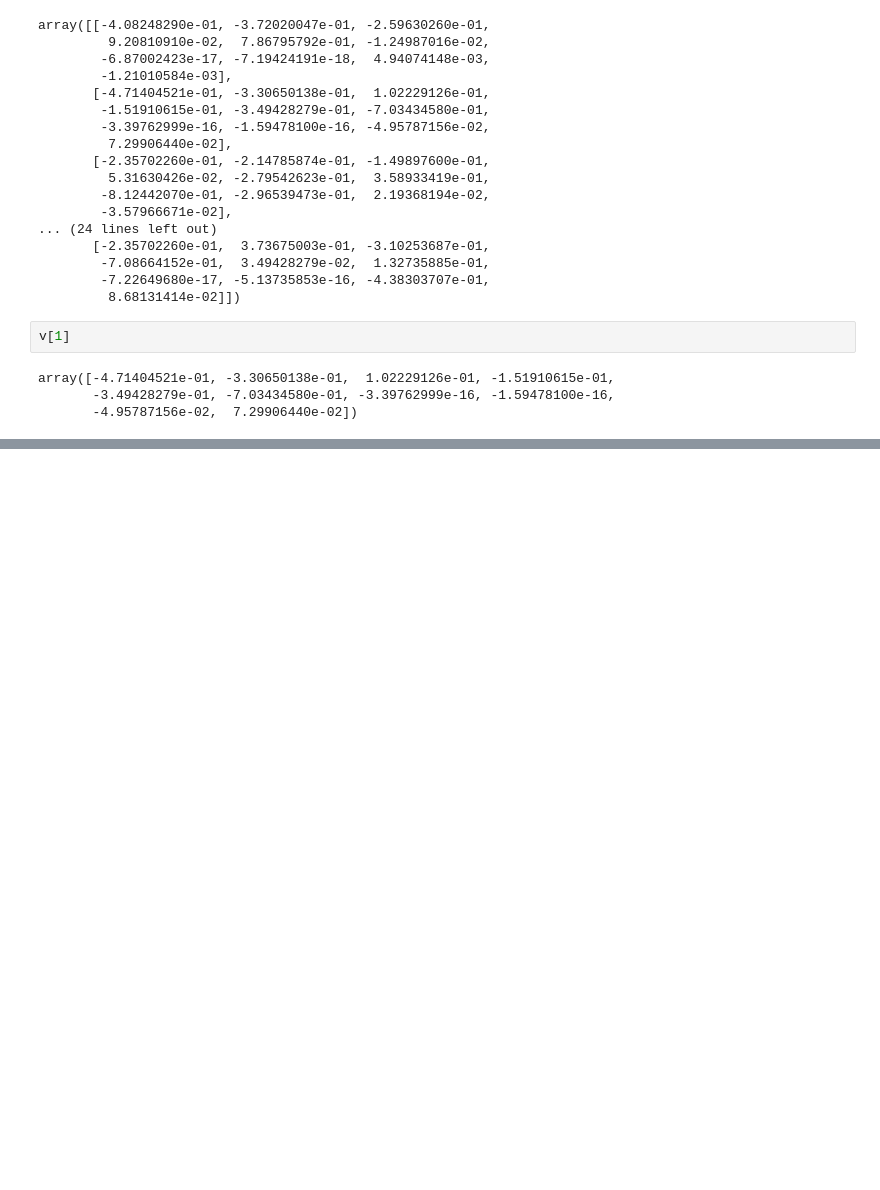
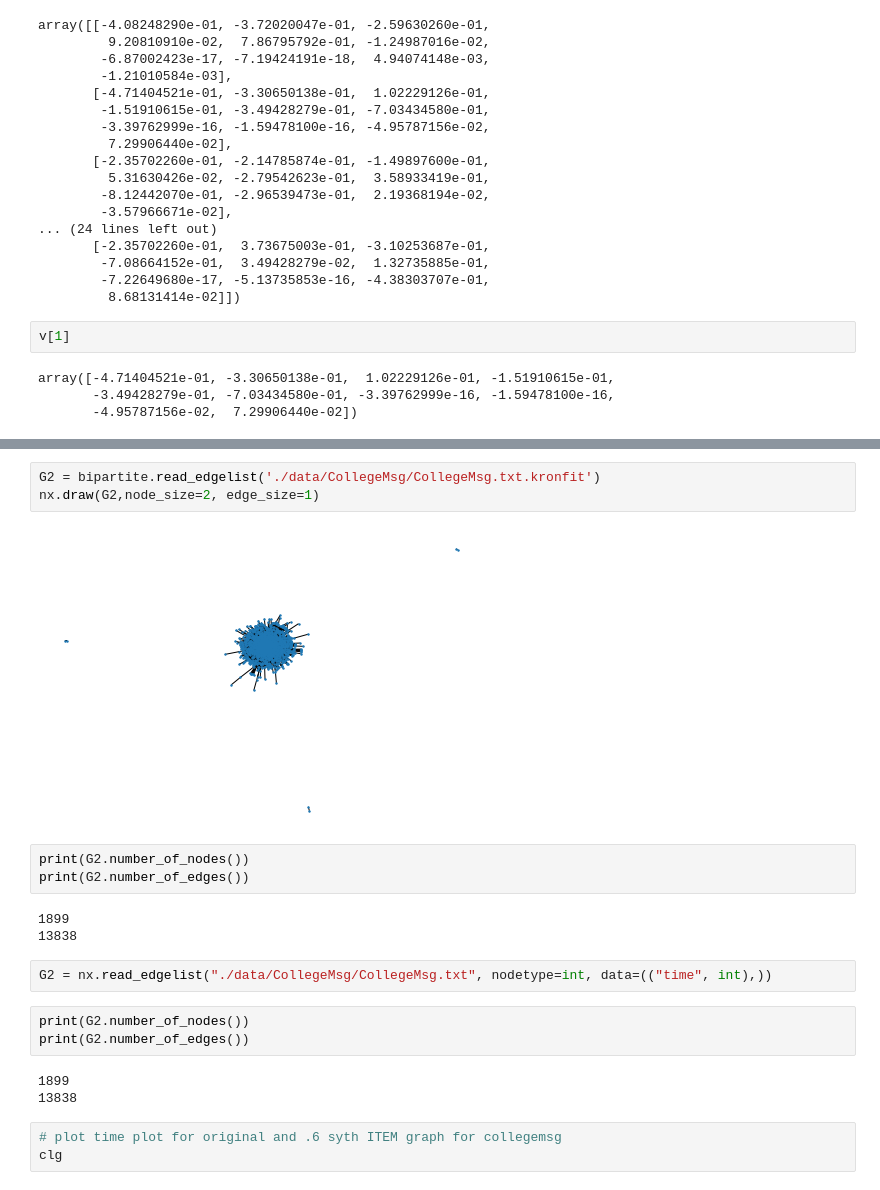
Before and after one commit to temporal-graphs/STM, a Jupyter notebook: Thesis.ipynb, the cells around one changed output, grey strips where cells are left out. Drawn from its saved outputs; the diff is of its cells as text; blank space fills up the shorter version.

```diff
--- a/Thesis.ipynb
+++ b/Thesis.ipynb
@@ -414,0 +430,22 @@ array([-4.71404521e-01, -3.30650138e-01,  1.02229126e-01, -1.51910615e-01,
+# %%
+G2 = bipartite.read_edgelist('./data/CollegeMsg/CollegeMsg.txt.kronfit')
+nx.draw(G2,node_size=2, edge_size=1)
+# %% [output]
+[figure, added]
+# %%
+print(G2.number_of_nodes())
+print(G2.number_of_edges())
+# %% [output]
+1899
+13838
+# %%
+G2 = nx.read_edgelist("./data/CollegeMsg/CollegeMsg.txt", nodetype=int, data=(("time", int),))
+# %%
+print(G2.number_of_nodes())
+print(G2.number_of_edges())
+# %% [output]
+1899
+13838
+# %%
+# plot time plot for original and .6 syth ITEM graph for collegemsg
+clg
```
Also changed, not shown: parts of 45 cells of this notebook, 2 other files.
